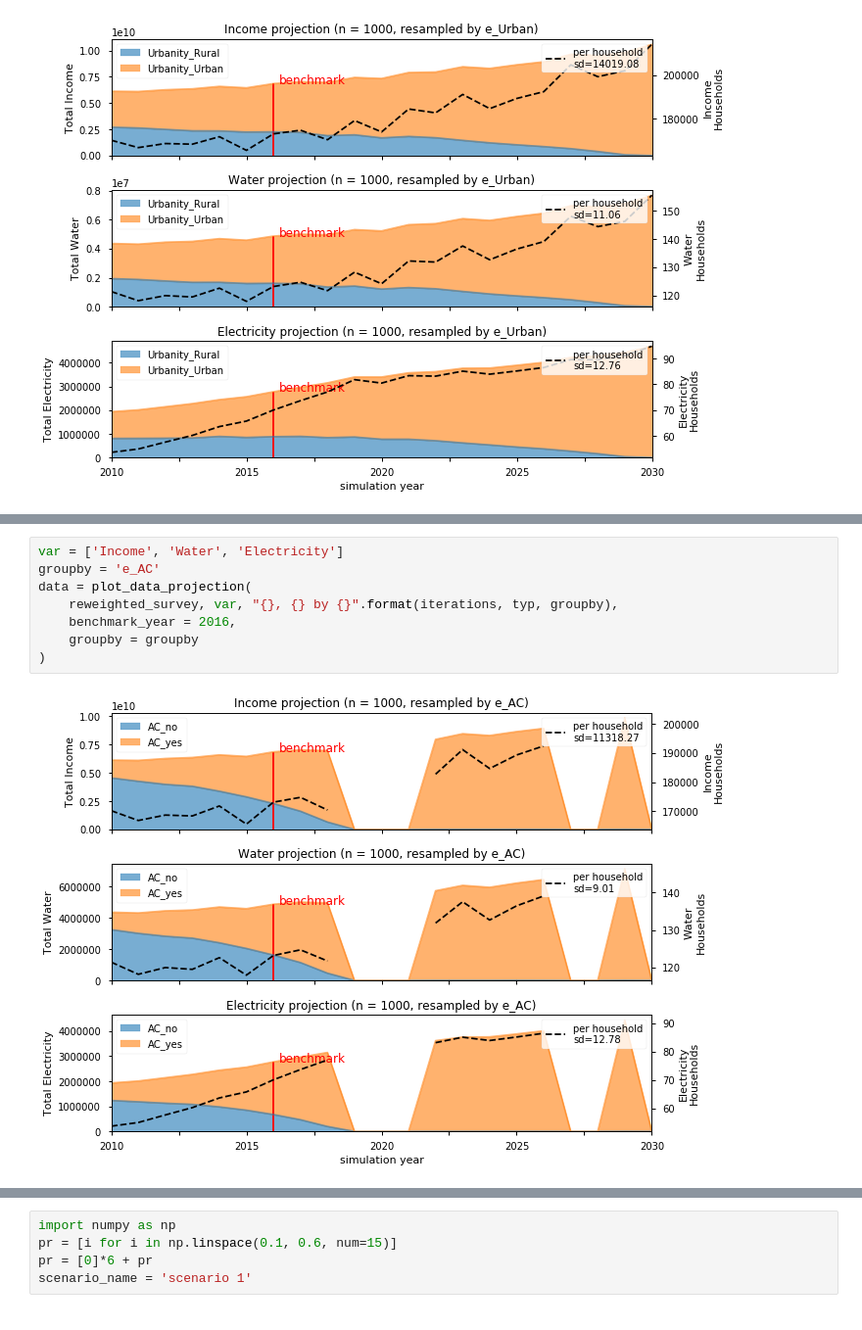
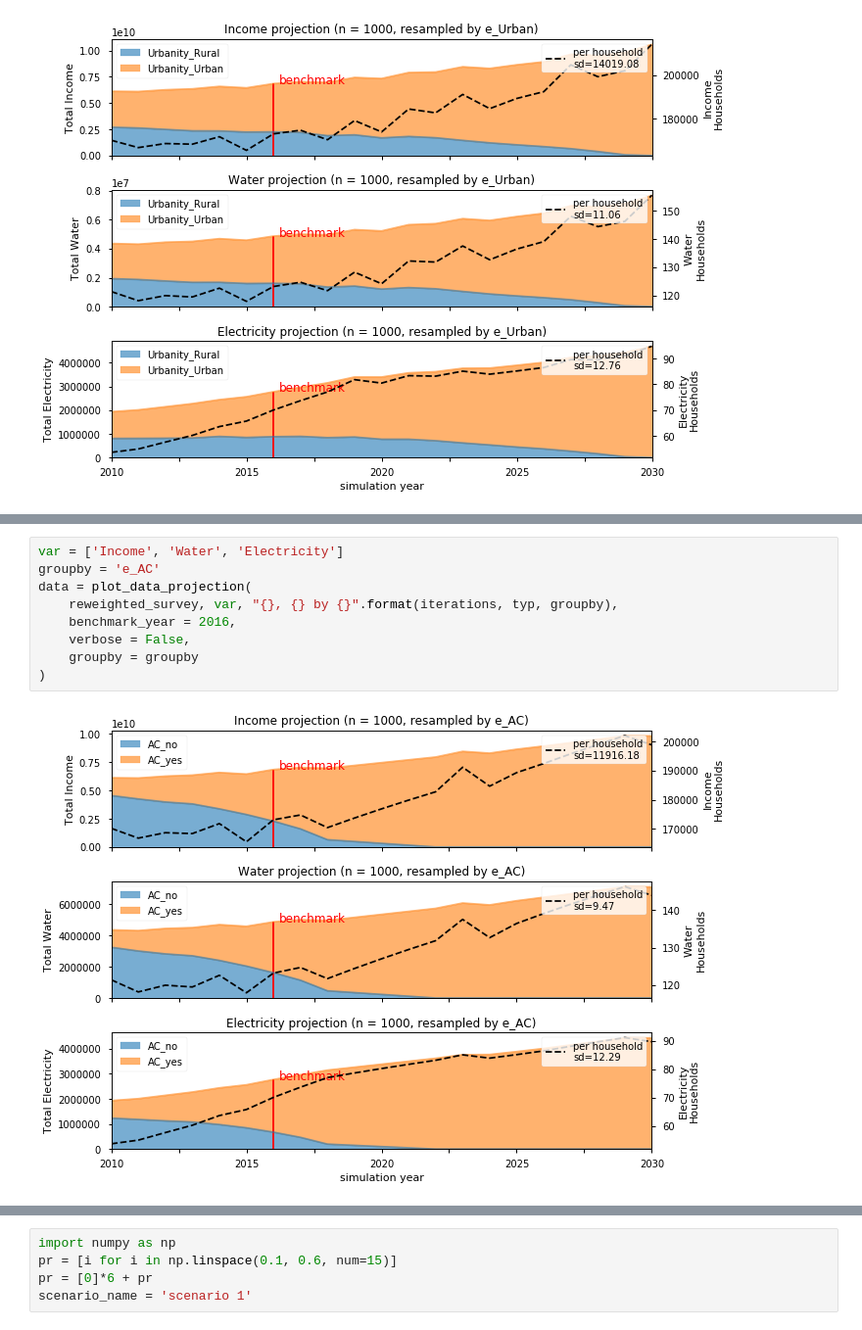
Before and after one commit to emunozh/smum, a Jupyter notebook: urbanmetabolism/examples/(b) Visualize Transitions.ipynb, the cells around one changed output, grey strips where cells are left out. Shown at 98% size. Saved outputs shown, nothing was run; the diff lists cells and outputs as text.

Commit message:
add interpolation for data projections plot

```diff
--- a/urbanmetabolism/examples/(b) Visualize Transitions.ipynb
+++ b/urbanmetabolism/examples/(b) Visualize Transitions.ipynb
@@ -59,10 +57,11 @@ data = plot_data_projection(
 # %%
 var = ['Income', 'Water', 'Electricity']
 groupby = 'e_AC'
 data = plot_data_projection(
     reweighted_survey, var, "{}, {} by {}".format(iterations, typ, groupby),
     benchmark_year = 2016,
+    verbose = False,
     groupby = groupby
 )
 # %% [output]
-[figure, old version]
+[figure, new version]
```
Also changed, not shown: parts of 6 cells of this notebook, 1 other file.
